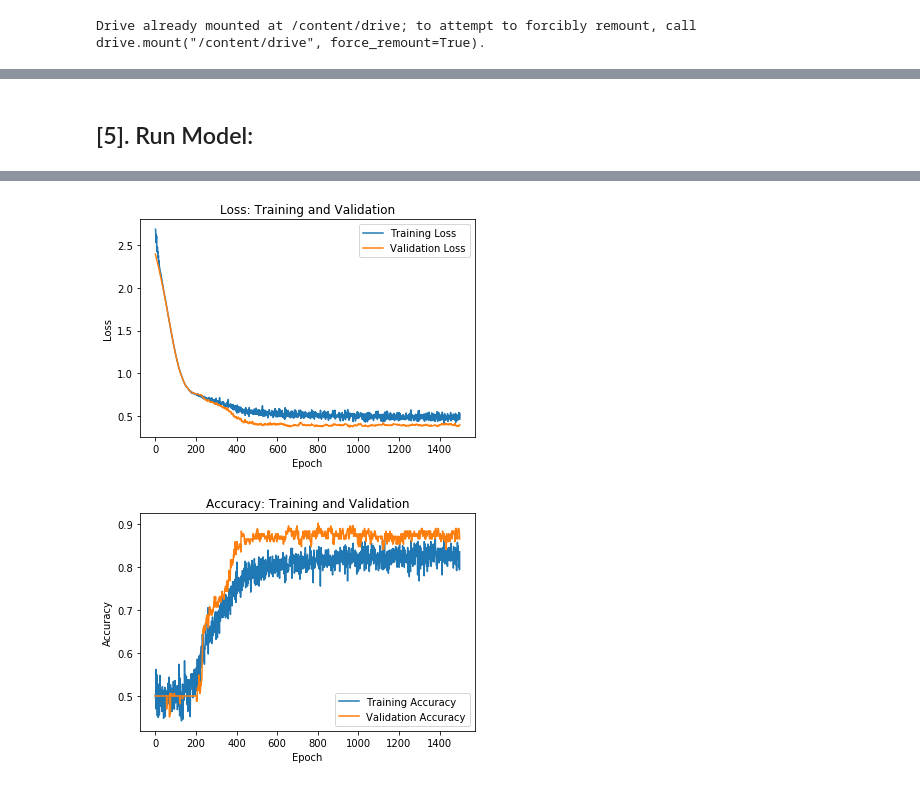
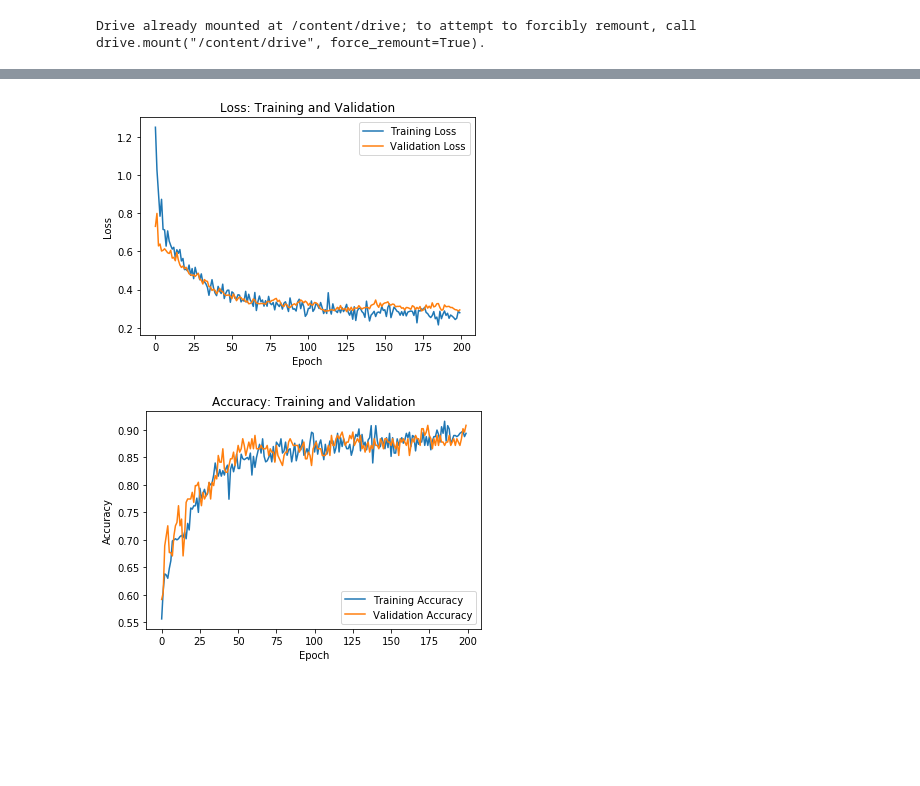
Before and after one commit to mrzResearchArena/Anticancer-Peptides-CNN, a Jupyter notebook: ACP-500-164.ipynb, the cells around one changed output, grey strips where cells are left out. Saved outputs shown, nothing was run; the diff lists cells and outputs as text; code cells hidden in the pictures; blank space fills up the shorter version.

```diff
--- a/ACP-500-164.ipynb
+++ b/ACP-500-164.ipynb
@@ -135,21 +182 @@ Ytest  = labelEncoding(Ytest, dtype=int)
 ### --- --- --- --- --- ###
-# %%
-def lossPlot(results):
-    plt.title(label='Loss: Training and Validation')
-    plt.plot(results.history['loss'], label='Training Loss')
-    plt.plot(results.history['val_loss'], label='Validation Loss')
-    plt.xlabel('Epoch')
-    plt.ylabel('Loss')
-    plt.legend()
-    plt.show()
-#end-def
-
-def accuracyPlot(results):
-    plt.title(label='Accuracy: Training and Validation')
-    plt.plot(results.history['acc'], label='Training Accuracy')
-    plt.plot(results.history['val_acc'], label='Validation Accuracy')
-    plt.xlabel('Epoch')
-    plt.ylabel('Accuracy')
-    plt.legend()
-    plt.show()
-#end-def
@@ -277,18 +315,44 @@ ________________________________________________________________________________
-# %% [markdown]
-## [5]. Run Model:
 # %%
 # Setting epoch and batch number
-setEpochNumber     = 1500      # 2,500 performed well.
+setEpochNumber     = 200       ### 2,500 performed well!
 setBatchSizeNumber = 16
 
 # Compile Model:
 model = Network()
-model.compile(optimizer=Adam(lr=0.0005),
+model.compile(optimizer=Adam(lr=0.005),
               loss='categorical_crossentropy',
               metrics=['accuracy'])
-              # Adam(lr=0.0001)
 
 # Run Model:
+# results = model.fit(x=[X1train, X2train, X3train],
+#                     y=[Ytrain],
+#                     validation_data=([X1test, X2test, X3test], [Ytest]),
+#                     epochs=setEpochNumber,
+#                     batch_size=setBatchSizeNumber,
+#                     verbose=1)
+
+
+# # Performance Metices:
+# Yactual = Ytest.argmax(axis=1)
+# Yp = model.predict([X1test, X2test, X3test])
+# Yp = Yp.argmax(axis=1)
+
+# CM = confusion_matrix(y_pred=Yp, y_true=Yactual)
+# TN, FP, FN, TP = CM.ravel()
+
+# print()
+# print('Accuracy: {:.2f}'.format(accuracy))
+# print('MCC: {:.2f}'.format(matthews_corrcoef(y_true=Yactual, y_pred=Yp)))
+# print('Sensitivity: {0:.4f}'.format(TP / (TP + FN)))
+# print('Specificity: {0:.4f}'.format(TN / (TN + FP)))
+# print('Precision: {0:.4f}'.format(precision_score(y_true=Yactual, y_pred=Yp)))
+# print()
+
+# # Performance Plot
+# lossPlot(results)
+# accuracyPlot(results)
+
+
 results = model.fit(x=[X1train, X2train, X3train],
                     y=[Ytrain],
                     validation_data=([X1test, X2test, X3test], [Ytest]),
@@ -296,8 +360,10 @@ results = model.fit(x=[X1train, X2train, X3train],
                     batch_size=setBatchSizeNumber,
                     verbose=1)
 
+
 # Evaluate the Model:
-accuracy = model.evaluate(x=[X1test, X2test, X3test], y=Ytest)
+_, accuracy = model.evaluate(x=[X1test, X2test, X3test], y=Ytest, batch_size=setBatchSizeNumber)
+
 
 # Performance Metices:
 Yactual = Ytest.argmax(axis=1)
@@ -307,13 +373,13 @@ Yp = Yp.argmax(axis=1)
 CM = confusion_matrix(y_pred=Yp, y_true=Yactual)
 TN, FP, FN, TP = CM.ravel()
 
-
-print('Accuracy: {:.2f}'.format(accuracy[1]))
+print()
+print('Accuracy: {:.2f}'.format(accuracy))
 print('MCC: {:.2f}'.format(matthews_corrcoef(y_true=Yactual, y_pred=Yp)))
 print('Sensitivity: {0:.4f}'.format(TP / (TP + FN)))
 print('Specificity: {0:.4f}'.format(TN / (TN + FP)))
 print('Precision: {0:.4f}'.format(precision_score(y_true=Yactual, y_pred=Yp)))
-
+print()
 
 # Performance Plot
 lossPlot(results)
@@ -339,2 +405,2 @@ Precision: 0.8333
-[figure, old version]
+[figure, new version]
-[figure, old version]
+[figure, new version]
```
Also changed, not shown: parts of 17 cells of this notebook.
